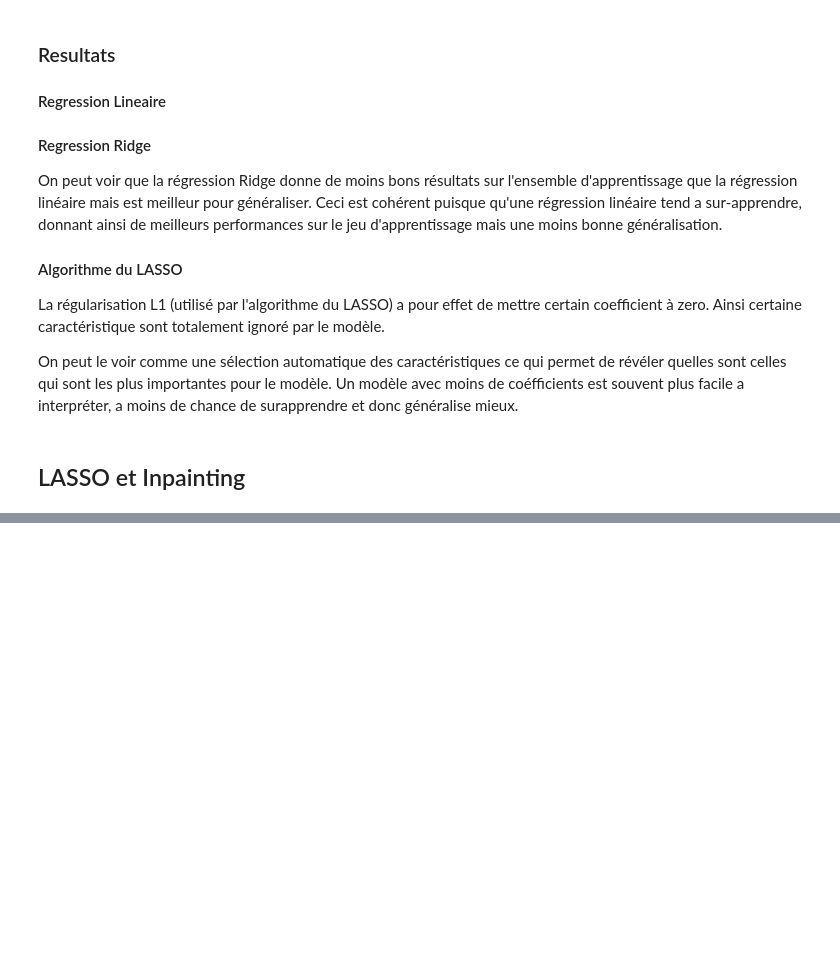
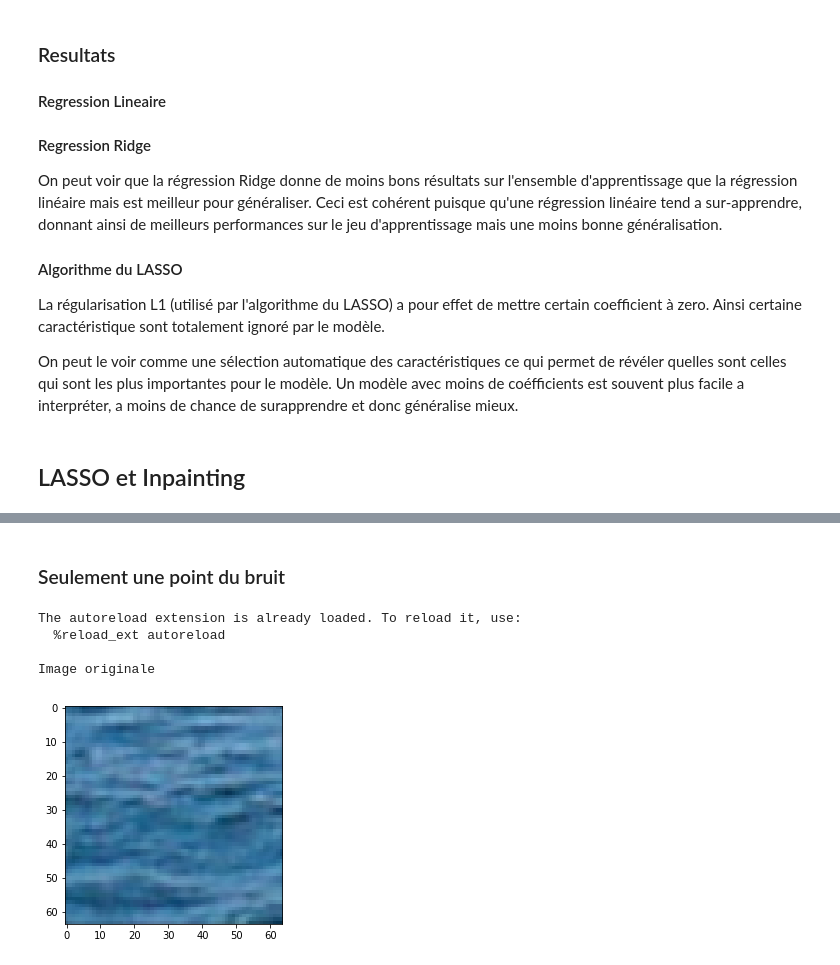
Before and after one commit to clemoberti/arf-project, a Jupyter notebook: Inpainting.ipynb, the cells around one changed output, grey strips where cells are left out. Cells and saved outputs as stored; diff of their text form; code cells hidden in the pictures; blank space fills up the shorter version.

Commit message:
experiment things / write rapport in Inpainting.ipyng

```diff
--- a/Inpainting.ipynb
+++ b/Inpainting.ipynb
@@ -183,0 +163,23 @@ show_im(patch)
+# %% [markdown]
+### Seulement une point du bruit
+# %%
+%load_ext autoreload
+%autoreload 2
+
+from ImageProcessing import ImageProcessing
+from IterativeInpainting import IterativeInpainting
+import numpy as np
+import matplotlib.pyplot as plt
+
+print()
+print("Image originale")
+ip = ImageProcessing()
+image = ip.read_im('images/test_ocean.png')
+ip.show_im(image)
+plt.show()
+# %% [output]
+The autoreload extension is already loaded. To reload it, use:
+  %reload_ext autoreload
+
+Image originale
+[figure, added]
```
Also changed, not shown: parts of 9 cells of this notebook, 6 other files.
